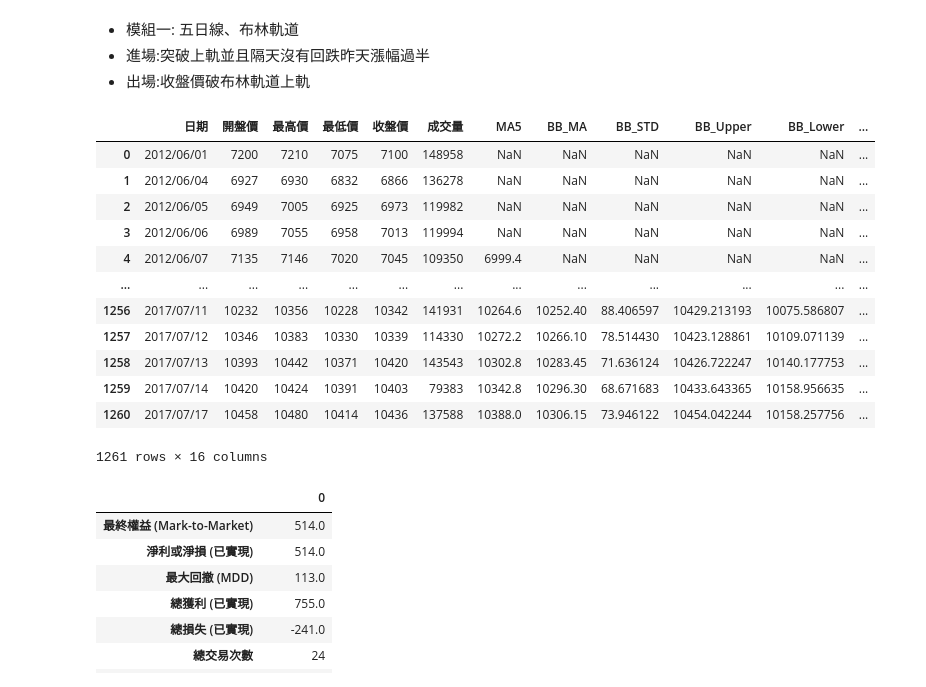
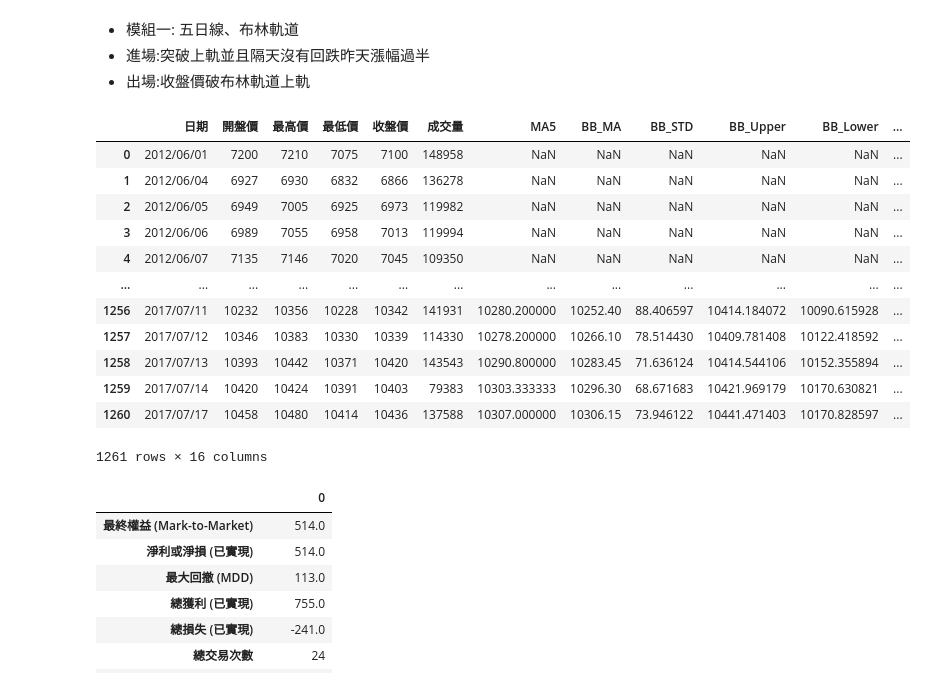
Before and after one commit to LiaoAnn/QIA-Final-Regression-Test, a Jupyter notebook: src/backtest.ipynb, the cells around one changed output. Saved outputs shown, nothing was run; the diff lists cells and outputs as text; code cells hidden in the pictures.

```diff
--- a/src/backtest.ipynb
+++ b/src/backtest.ipynb
@@ -5,29 +5,29 @@
 # %%
 %reload_ext autoreload
 %autoreload 2
 
 # 使用範例
 import pandas as pd
 from lib.backtest.strategy_one import backtest_strategy
 
 
 
 df1 = pd.read_csv("../data/TPE-sample1.csv", encoding="utf-8")
-df1 = backtest_strategy(df1)
+df1 = backtest_strategy(df1, ma_period=15, bb_period=20, bb_std=1.83, drop_threshold=0.72)
 df1
 # %% [output]
 |  | 日期 | 開盤價 | 最高價 | 最低價 | 收盤價 | 成交量 | MA5 | BB_MA | BB_STD | BB_Upper | BB_Lower | ... |
 | 0 | 2012/06/01 | 7200 | 7210 | 7075 | 7100 | 148958 | NaN | NaN | NaN | NaN | NaN | ... |
 | 1 | 2012/06/04 | 6927 | 6930 | 6832 | 6866 | 136278 | NaN | NaN | NaN | NaN | NaN | ... |
 | 2 | 2012/06/05 | 6949 | 7005 | 6925 | 6973 | 119982 | NaN | NaN | NaN | NaN | NaN | ... |
 | 3 | 2012/06/06 | 6989 | 7055 | 6958 | 7013 | 119994 | NaN | NaN | NaN | NaN | NaN | ... |
-| 4 | 2012/06/07 | 7135 | 7146 | 7020 | 7045 | 109350 | 6999.4 | NaN | NaN | NaN | NaN | ... |
+| 4 | 2012/06/07 | 7135 | 7146 | 7020 | 7045 | 109350 | NaN | NaN | NaN | NaN | NaN | ... |
 | ... | ... | ... | ... | ... | ... | ... | ... | ... | ... | ... | ... | ... |
-| 1256 | 2017/07/11 | 10232 | 10356 | 10228 | 10342 | 141931 | 10264.6 | 10252.40 | 88.406597 | 10429.213193 | 10075.586807 | ... |
-| 1257 | 2017/07/12 | 10346 | 10383 | 10330 | 10339 | 114330 | 10272.2 | 10266.10 | 78.514430 | 10423.128861 | 10109.071139 | ... |
-| 1258 | 2017/07/13 | 10393 | 10442 | 10371 | 10420 | 143543 | 10302.8 | 10283.45 | 71.636124 | 10426.722247 | 10140.177753 | ... |
-| 1259 | 2017/07/14 | 10420 | 10424 | 10391 | 10403 | 79383 | 10342.8 | 10296.30 | 68.671683 | 10433.643365 | 10158.956635 | ... |
-| 1260 | 2017/07/17 | 10458 | 10480 | 10414 | 10436 | 137588 | 10388.0 | 10306.15 | 73.946122 | 10454.042244 | 10158.257756 | ... |
+| 1256 | 2017/07/11 | 10232 | 10356 | 10228 | 10342 | 141931 | 10280.200000 | 10252.40 | 88.406597 | 10414.184072 | 10090.615928 | ... |
+| 1257 | 2017/07/12 | 10346 | 10383 | 10330 | 10339 | 114330 | 10278.200000 | 10266.10 | 78.514430 | 10409.781408 | 10122.418592 | ... |
+| 1258 | 2017/07/13 | 10393 | 10442 | 10371 | 10420 | 143543 | 10290.800000 | 10283.45 | 71.636124 | 10414.544106 | 10152.355894 | ... |
+| 1259 | 2017/07/14 | 10420 | 10424 | 10391 | 10403 | 79383 | 10303.333333 | 10296.30 | 68.671683 | 10421.969179 | 10170.630821 | ... |
+| 1260 | 2017/07/17 | 10458 | 10480 | 10414 | 10436 | 137588 | 10307.000000 | 10306.15 | 73.946122 | 10441.471403 | 10170.828597 | ... |
 1261 rows × 16 columns
 # %%
 %reload_ext autoreload
```
Also changed, not shown: 6 other files.
